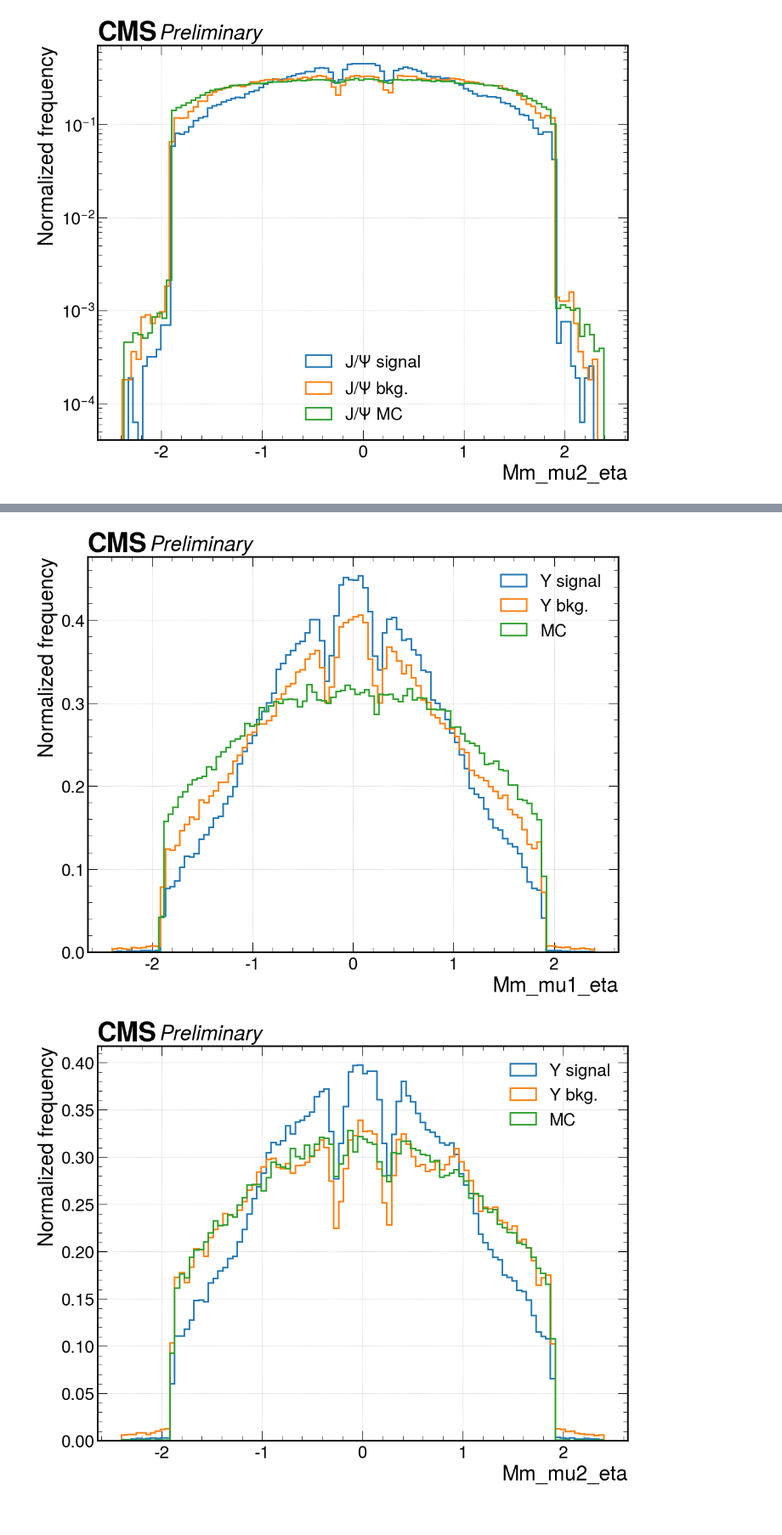
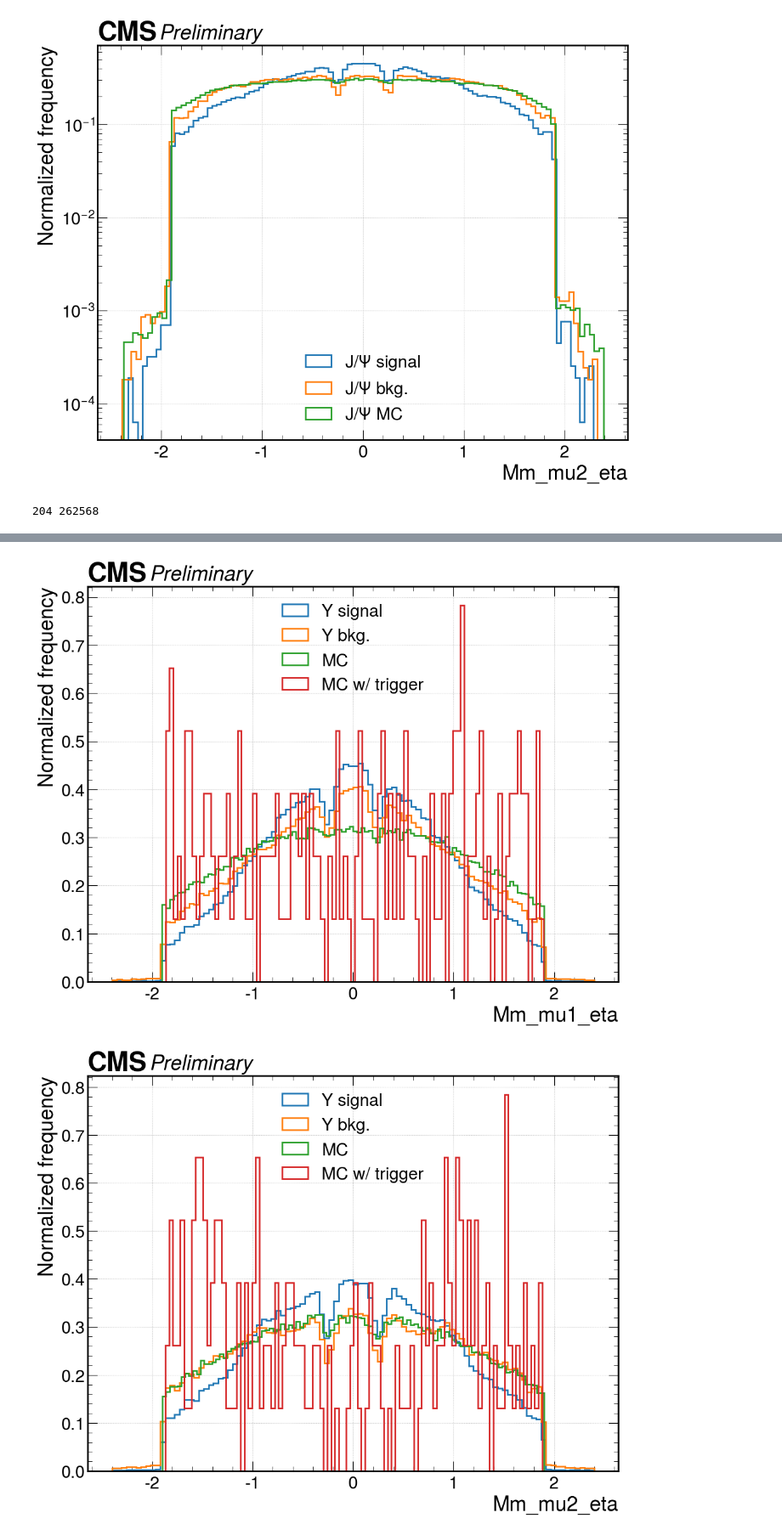
Before and after one commit to ludomori99/Darkphotons_Run3, a Jupyter notebook: notebooks/compare_quantities.ipynb, the cells around one changed output, grey strips where cells are left out. Shown at 85% size. Saved outputs shown, nothing was run; the diff lists cells and outputs as text; code cells hidden in the pictures.

Commit message:
Add inclusive dilepton offline data, update version of dimuon offline data,  study dimuon trigger on Run3MC, add various Y peaks

```diff
--- a/notebooks/compare_quantities.ipynb
+++ b/notebooks/compare_quantities.ipynb
@@ -19,13 +19,20 @@ def load_analysis_config():
 
 config = load_analysis_config()
 
-treeJpsiMC = up.open(os.path.join(config["locations"]["MCRun3"]["Jpsi"],"merged_A.root:tree"))
-treeJpsiData = up.open(os.path.join(config["locations"]["offline"]["Jpsi"],"merged_A.root:tree"))
-treeYMC = up.open(os.path.join(config["locations"]["MCRun3"]["Y"],"merged_A.root:tree"))
-treeYData = up.open(os.path.join(config["locations"]["offline"]["Y"],"merged_A.root:tree"))
+pathJpsiMC = os.path.join(config["locations"]["MCRun3"]["Jpsi"],"merged_A.root:tree")
+pathJpsiData = os.path.join(config["locations"]["offline"]["Jpsi"],"merged_A.root:tree")
+pathYMC = os.path.join(config["locations"]["MCRun3"]["Y"],"mergedY_A.root:tree")
+pathYData = os.path.join(config["locations"]["offline"]["Y"],"merged_A.root:tree")
+
+treeJpsiMC = up.open(pathJpsiMC)
+treeJpsiData = up.open(pathJpsiData)
+treeYMC = up.open(pathYMC)
+treeYData = up.open(pathYData)
 
 
 massJpsi = treeJpsiData["Mm_mass"].array()
 massJpsiMC = treeJpsiMC["Mm_mass"].array()
 massY = treeYData["Mm_mass"].array()
 massYMC = treeYMC["Mm_mass"].array()
+
+print(pathYMC)
@@ -63,6 +72,7 @@ def plot_hist(data,names,nbins=100, weights = None, xlabel = None, saveas=None,
 # %%
 
 branches = {"Mm_kin_lxy":{'t': 'f','lim' : (0,0.1)},
+            "Mm_mass":{'t':'f','lim':None},
             # "Muon_softMva1":{'t': 'f','lim' : (-1,1)},
             # "Muon_softMva2":{'t': 'f','lim' : (-1,1)},
             "Mm_kin_l3d":{'t': 'f','lim' : (0,0.05)},
@@ -165,11 +175,15 @@ for q,items in branches.items():
 # %%
 # print(len(treeUpsilonMC.arrays()), np.sum(treeUpsilonMC["Mm_kin_pt"].array()>10))
 # %%
+dimuonCut = treeYMC["HLT_Dimuon0_LowMass"].array()==1
+print(sum(dimuonCut),len(dimuonCut))
 for q,items in branches.items():
     signal_pure = treeYData[q].array()[sY]
     bkg_pure = treeYData[q].array()[bkgY]
     YMC = treeYMC[q].array()
+    signal_MC_dimuon = treeYMC[q].array()[dimuonCut]
     # signal_id = treeYData[q].array()[sY&id]
     # bkg_id = tree[q].array()[bY&id]
-    plot_hist([signal_pure,bkg_pure,YMC],["Y signal","Y bkg.","MC"],xlabel=str(q),xlim=items['lim'], log=False, density=True)#,signal_id,bkg_id
+    plot_hist([signal_pure,bkg_pure,YMC, signal_MC_dimuon],["Y signal","Y bkg.","MC", "MC w/ trigger"],xlabel=str(q),xlim=items['lim'], log=False, density=True)#,signal_id,bkg_id
 # %% [output]
+204 262568
@@ -184,5 +198,5 @@ for q,items in branches.items():
-[figure, old version]
+[figure, new version]
-[figure, old version]
+[figure, new version]
 # %%
 # import ROOT
 # file = ROOT.TFile.Open("/work/submit/mori25/Darkphotons_ludo/input.root")
```
Also changed, not shown: parts of 2 cells of this notebook, 16 other files.
